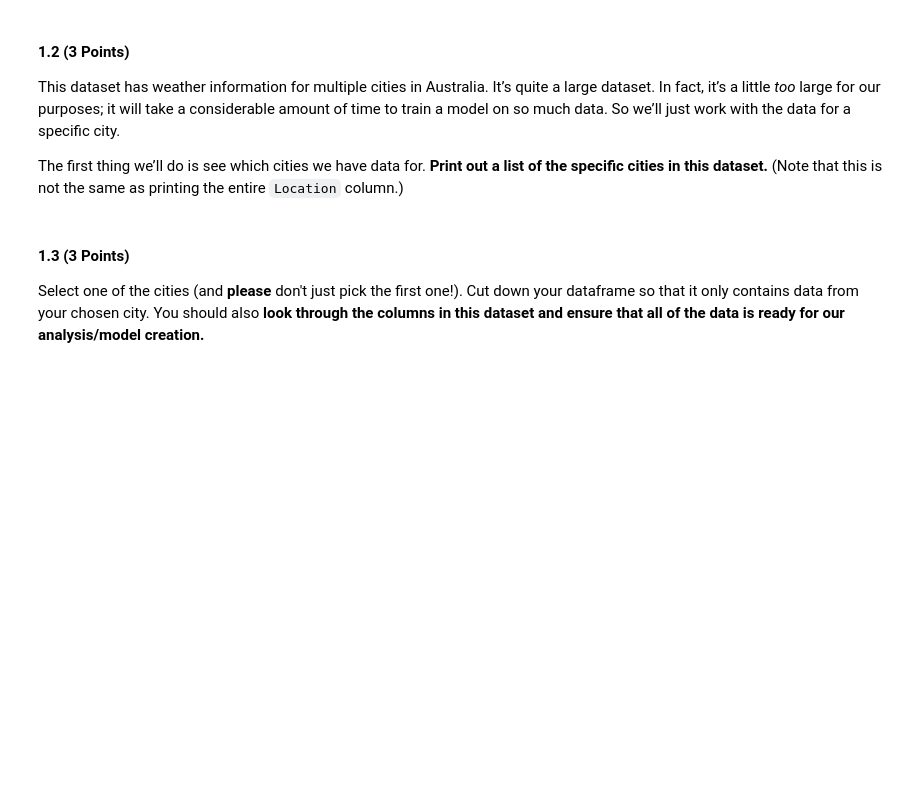
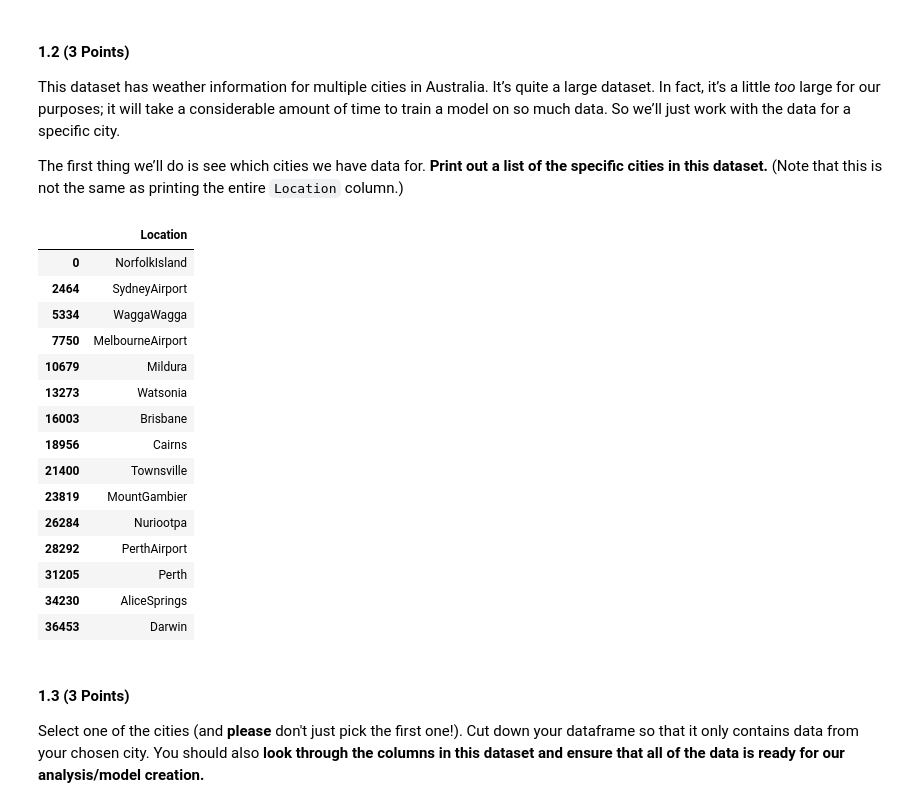
Before and after one commit to mfannon/CMSE202-s23-turnin, a Jupyter notebook: hw-04/HW_4_Regression_and_SVM_STUDENT.ipynb, the cells around one changed output. Cells and saved outputs as stored; diff of their text form; code cells hidden in the pictures; blank space fills up the shorter version.

```diff
--- a/hw-04/HW_4_Regression_and_SVM_STUDENT.ipynb
+++ b/hw-04/HW_4_Regression_and_SVM_STUDENT.ipynb
@@ -53,6 +72,26 @@ The first thing we’ll do is see which cities we have data for.
 **Print out a list of the specific cities in this dataset.** (Note that this is not the same as printing the entire `Location` column.)
 # %%
 #Write your code here
+df = pd.DataFrame(weather["Location"])
+df
+df.drop_duplicates()
+# %% [output]
+|  | Location |
+| 0 | NorfolkIsland |
+| 2464 | SydneyAirport |
+| 5334 | WaggaWagga |
+| 7750 | MelbourneAirport |
+| 10679 | Mildura |
+| 13273 | Watsonia |
+| 16003 | Brisbane |
+| 18956 | Cairns |
+| 21400 | Townsville |
+| 23819 | MountGambier |
+| 26284 | Nuriootpa |
+| 28292 | PerthAirport |
+| 31205 | Perth |
+| 34230 | AliceSprings |
+| 36453 | Darwin |
 # %% [markdown]
 #### 1.3 (3 Points)
 Select one of the cities (and **please** don't just pick the first one!). Cut down your dataframe so that it only contains data from your chosen city. You should also **look through the columns in this dataset and ensure that all of the data is ready for our analysis/model creation.**
```
Also changed, not shown: parts of 22 cells of this notebook.
